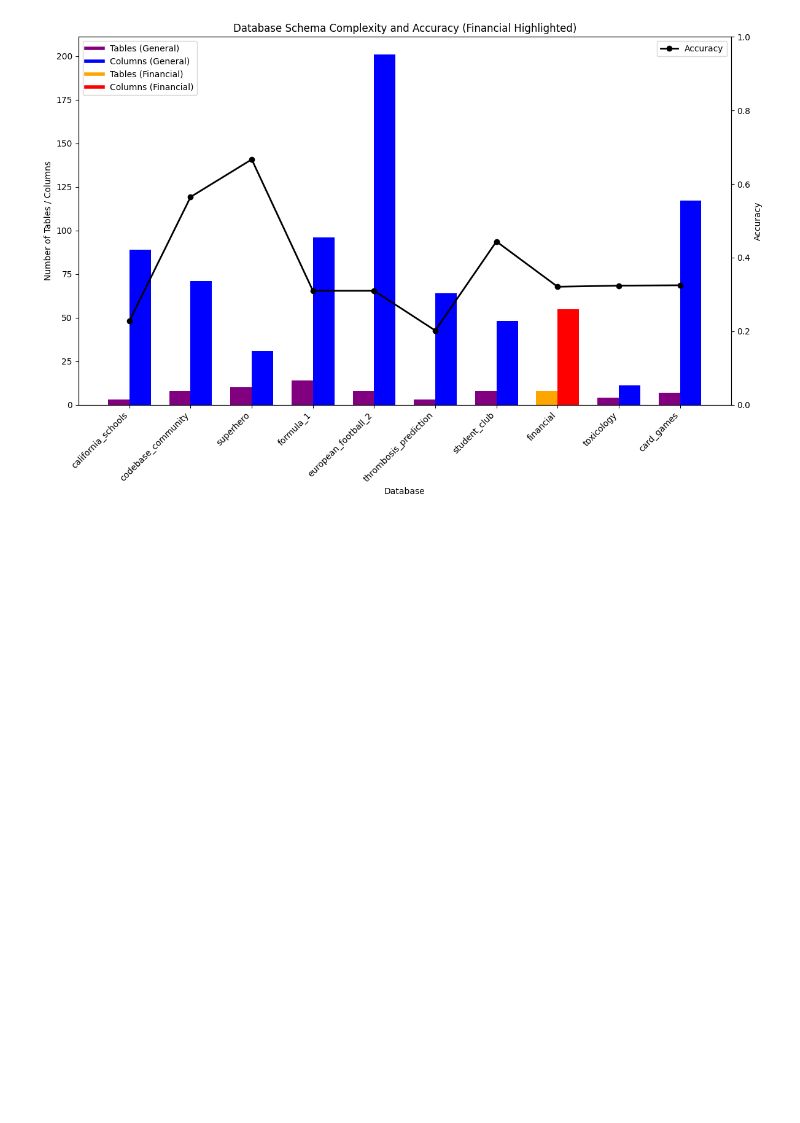
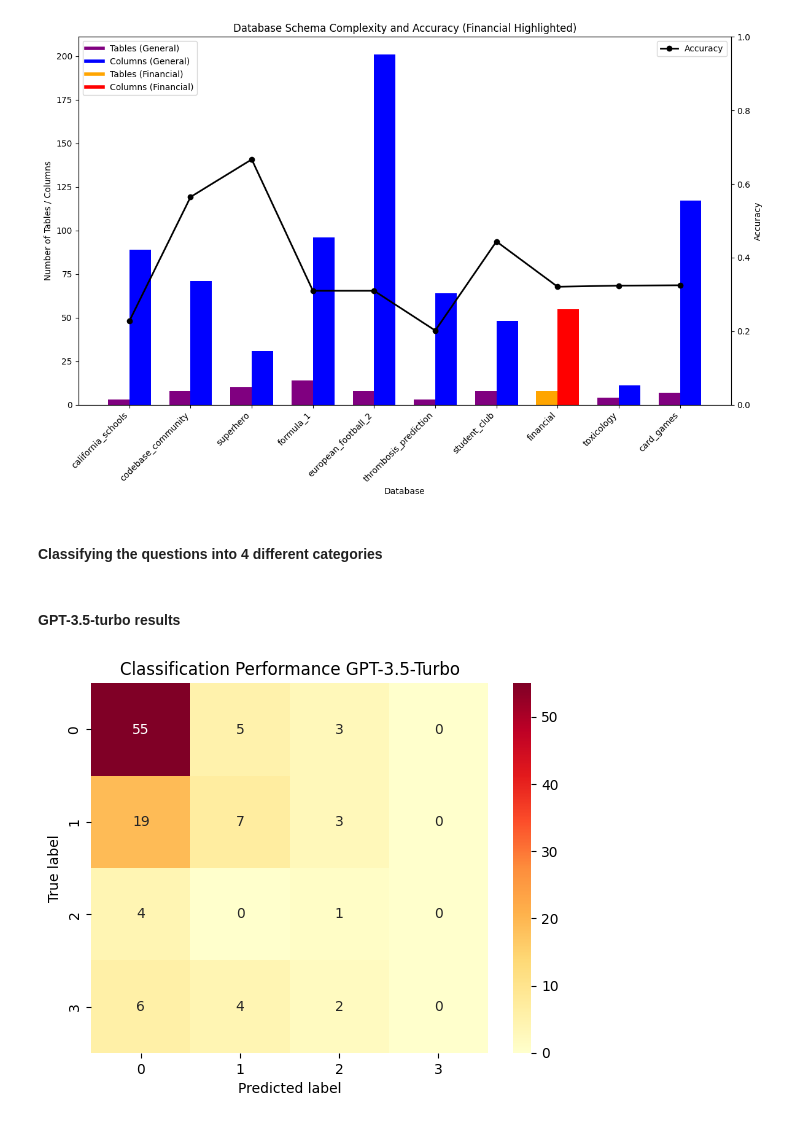
Before and after one commit to niklaswretblad/text-to-SQL-master-thesis, a Jupyter notebook: plots/plots.ipynb, the cells around one changed output. Drawn from its saved outputs; the diff is of its cells as text; code cells hidden in the pictures; blank space fills up the shorter version.

Commit message:
larger commit, changes for 4 categories in run_classifier and new plots in plots notebook

```diff
--- a/plots/plots.ipynb
+++ b/plots/plots.ipynb
@@ -424,3 +431,5 @@ plt.tight_layout()
 plt.show()
 # %% [output]
 [figure]
+# %% [markdown]
+#### Classifying the questions into 4 different categories
@@ -426,0 +440,24 @@ plt.show()
+# %% [markdown]
+#### GPT-3.5-turbo results
+# %%
+confusion_matrix_list = [
+    [55., 5., 3., 0.],
+    [19., 7., 3., 0.],
+    [4., 0., 1., 0.],
+    [6., 4., 2., 0.]
+]
+
+# Convert to a NumPy array
+confusion_matrix = np.array(confusion_matrix_list).astype(int)
+
+labels = [0, 1, 2, 3]
+# %%
+
+# sns.heatmap(confusion_matrix, annot=True, fmt="d", cmap="Blues", xticklabels=labels, yticklabels=labels)
+sns.heatmap(confusion_matrix, annot=True, fmt="d", cmap="YlOrRd", xticklabels=labels, yticklabels=labels)
+plt.ylabel('True label')
+plt.xlabel('Predicted label')
+plt.title('Classification Performance GPT-3.5-Turbo')
+plt.show()
+# %% [output]
+[figure, added]
```
Also changed, not shown: parts of 10 cells of this notebook, 5 other files.
